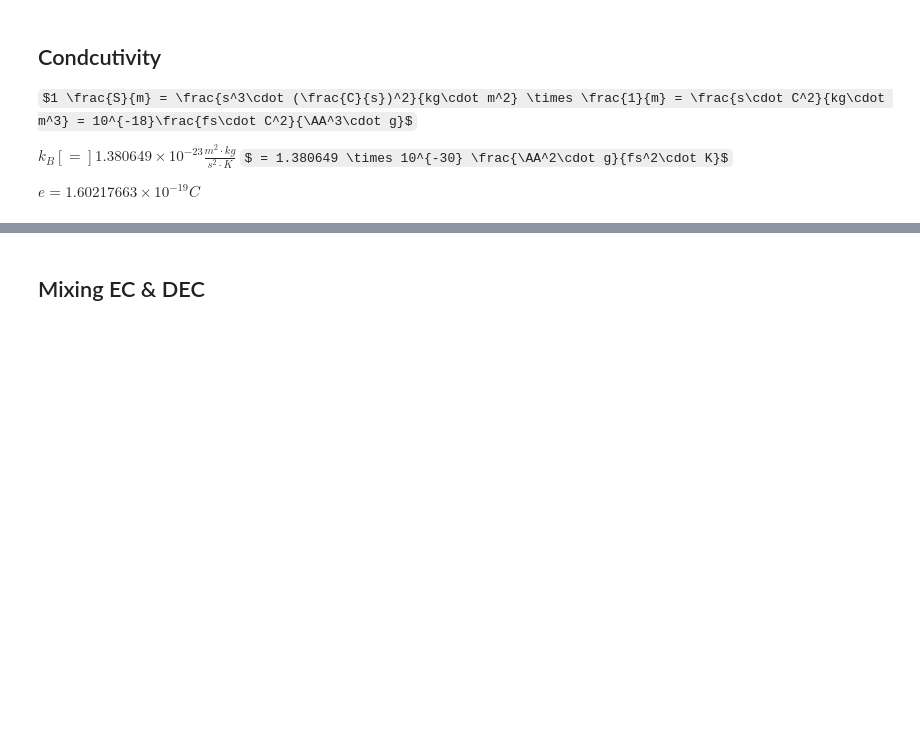
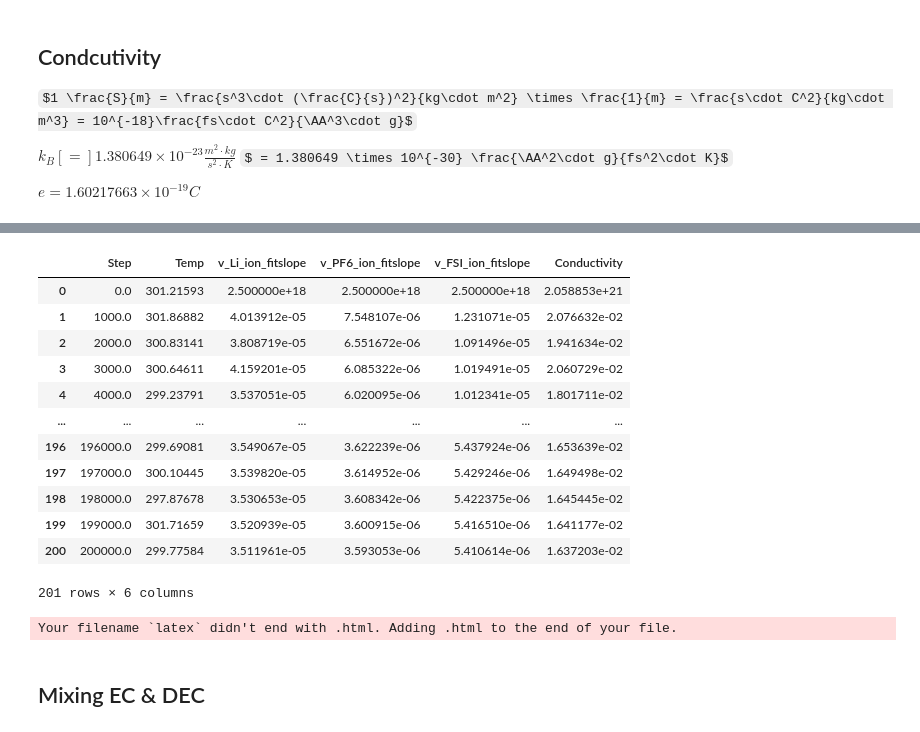
Before and after one commit to Andrewhuang723/ElectrolyteModeling, a Jupyter notebook: Electrolytes/visualized.ipynb, the cells around one changed output, grey strips where cells are left out. Cells and saved outputs as stored; diff of their text form; code cells hidden in the pictures; some formulas as TeX source; blank space fills up the shorter version.

```diff
--- a/Electrolytes/visualized.ipynb
+++ b/Electrolytes/visualized.ipynb
@@ -535,13 +606,39 @@ plot_url = py.plot(fig, filename='latex', include_mathjax='cdn')
+# %%
+A49_df["Conductivity"] = calculate_conductivity(N_anions=[34, 25], D_anions=[A49_df['v_FSI_ion_fitslope'], A49_df['v_PF6_ion_fitslope']],
+                                                N_cations=[34+25], D_cations=[A49_df['v_Li_ion_fitslope']], V=222*200*200)
+
+A49_df
+# %% [output]
+|  | Step | Temp | v_Li_ion_fitslope | v_PF6_ion_fitslope | v_FSI_ion_fitslope | Conductivity |
+| 0 | 0.0 | 301.21593 | 2.500000e+18 | 2.500000e+18 | 2.500000e+18 | 2.058853e+21 |
+| 1 | 1000.0 | 301.86882 | 4.013912e-05 | 7.548107e-06 | 1.231071e-05 | 2.076632e-02 |
+| 2 | 2000.0 | 300.83141 | 3.808719e-05 | 6.551672e-06 | 1.091496e-05 | 1.941634e-02 |
+| 3 | 3000.0 | 300.64611 | 4.159201e-05 | 6.085322e-06 | 1.019491e-05 | 2.060729e-02 |
+| 4 | 4000.0 | 299.23791 | 3.537051e-05 | 6.020095e-06 | 1.012341e-05 | 1.801711e-02 |
+| ... | ... | ... | ... | ... | ... | ... |
+| 196 | 196000.0 | 299.69081 | 3.549067e-05 | 3.622239e-06 | 5.437924e-06 | 1.653639e-02 |
+| 197 | 197000.0 | 300.10445 | 3.539820e-05 | 3.614952e-06 | 5.429246e-06 | 1.649498e-02 |
+| 198 | 198000.0 | 297.87678 | 3.530653e-05 | 3.608342e-06 | 5.422375e-06 | 1.645445e-02 |
+| 199 | 199000.0 | 301.71659 | 3.520939e-05 | 3.600915e-06 | 5.416510e-06 | 1.641177e-02 |
+| 200 | 200000.0 | 299.77584 | 3.511961e-05 | 3.593053e-06 | 5.410614e-06 | 1.637203e-02 |
+201 rows × 6 columns
 # %%
 fig = go.Figure()
 
-fig.add_trace(go.Scatter(x=df['Step'].iloc[1:], y=df['v_fitslope'].iloc[1:], mode='lines', name='Line plot'))
+fig.add_trace(go.Scatter(x=A47_df["Step"].iloc[1:], y=A47_df["v_Li_ion_fitslope"].iloc[1:], mode='lines+markers', name=r'$A47: D_{Li+}$'))
 
 fig.update_layout(title='Li+ in EC Diffusivity v.s Time step',
                   xaxis_title=r'$ Time step (fs)$',
-                  yaxis_title=r'$Diffusion\ coefficient\ \frac{\angstrom^2}{fs}$')
+                  yaxis_title=r'$Diffusion\ coefficient\ \frac{\AA^2}{fs}$')
+
+fig.add_trace(go.Scatter(x=A49_df["Step"].iloc[1:], y=A49_df["v_Li_ion_fitslope"].iloc[1:], mode='lines+markers', name=r'$A49: D_{Li+}$'))
+fig.add_trace(go.Scatter(x=X56_df["Step"].iloc[1:], y=X56_df["v_Li_ion_fitslope"].iloc[1:], mode='lines+markers', name=r'$X56: D_{Li+}$'))
+
+
 
 plot_url = py.plot(fig, filename='latex', include_mathjax='cdn')
+# %% [output]
+Your filename `latex` didn't end with .html. Adding .html to the end of your file.
 # %%
 fig = go.Figure()
 
```
Also changed, not shown: parts of 14 cells of this notebook.
